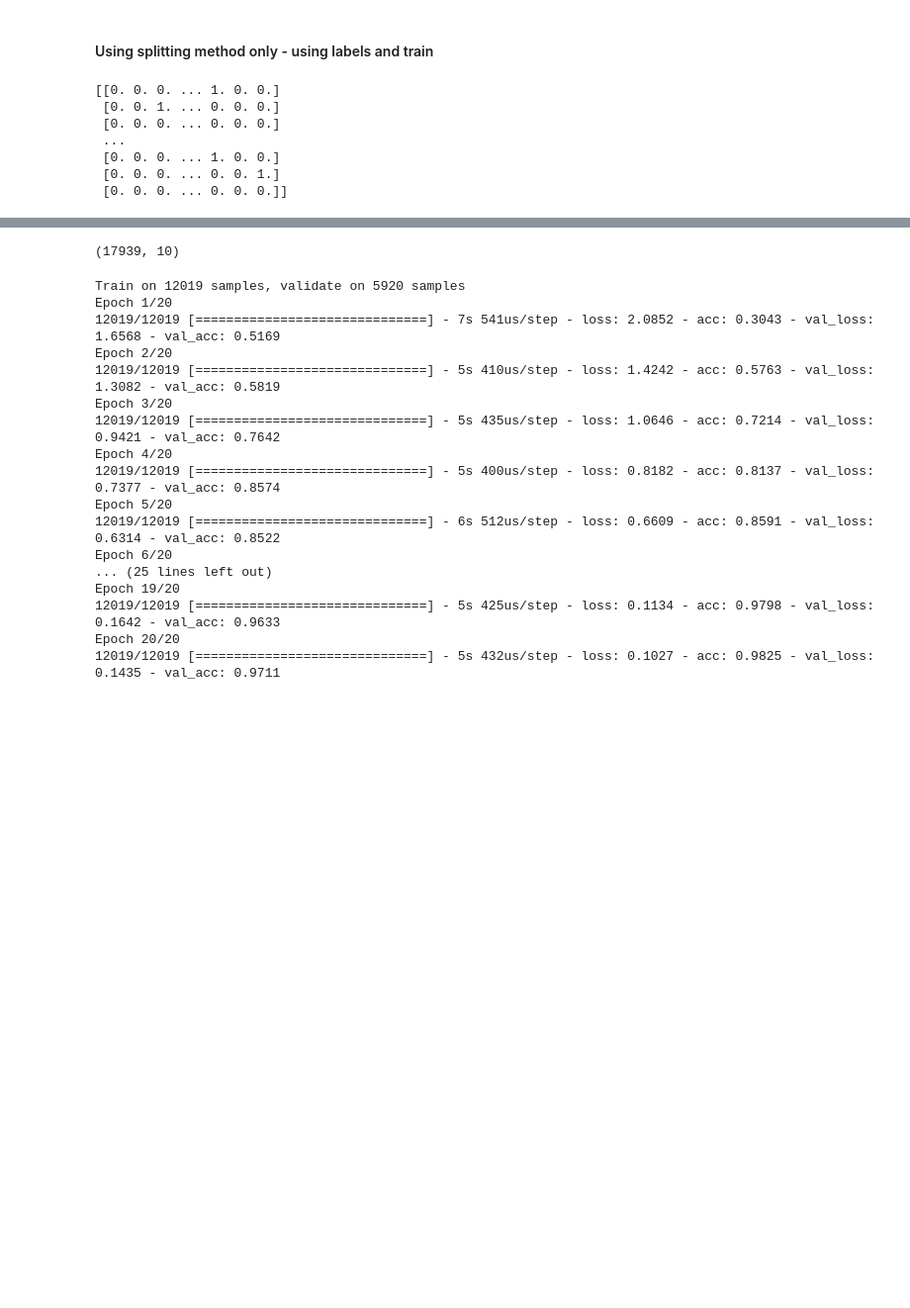
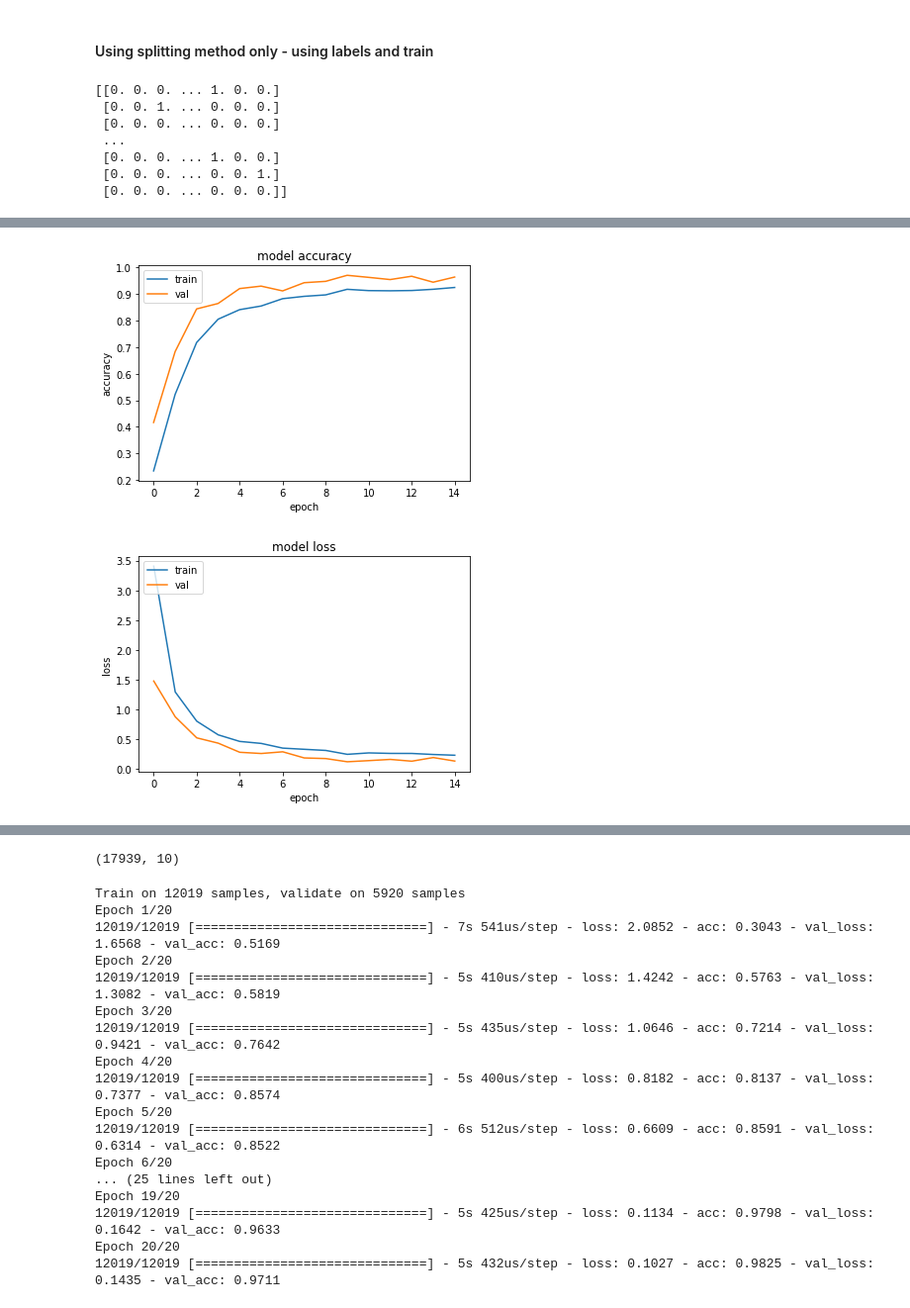
Before and after one commit to jesus-r-mendoza/State-Farm-Distracted-Driver-Detection, a Jupyter notebook: src/ipynb/ANN.ipynb, the cells around one changed output, grey strips where cells are left out. Shown: that part at 99% size. Drawn from its saved outputs; the diff is of its cells as text; code cells hidden in the pictures; blank space fills up the shorter version.

```diff
--- a/src/ipynb/ANN.ipynb
+++ b/src/ipynb/ANN.ipynb
@@ -43,0 +101,19 @@ print(y_train[0::100])
+# %%
+input_size = 3072
+hidden_neurons = 1500
+hidden2 = 750
+out_size = 10
+# %%
+model4.add(Dense(hidden_neurons,input_dim = input_size))
+model4.add(Activation('sigmoid'))
+
+model4.add(Dropout(0.25))
+
+model4.add(Dense(hidden2,input_dim = hidden_neurons))
+
+model4.add(Dense(out_size, input_dim = hidden2))
+model4.add(Activation('softmax'))
+# %%
+model4.compile(loss='categorical_crossentropy',metrics=['accuracy'],optimizer='Adam')
+# %%
+fitted_model4 = model4.fit(X_train,y_train, validation_split=0.33, batch_size=32,epochs = 15,verbose=1)
@@ -43,0 +138,23 @@ print(y_train[0::100])
+# %%
+
+
+# summarize history for accuracy
+plt.plot(fitted_model4.history['acc'])
+plt.plot(fitted_model4.history['val_acc'])
+plt.title('model accuracy')
+plt.ylabel('accuracy')
+plt.xlabel('epoch')
+plt.legend(['train', 'val'], loc='upper left')
+plt.show()
+
+# summarize history for loss
+plt.plot(fitted_model4.history['loss'])
+plt.plot(fitted_model4.history['val_loss'])
+plt.title('model loss')
+plt.ylabel('loss')
+plt.xlabel('epoch')
+plt.legend(['train', 'val'], loc='upper left')
+plt.show()
+# %% [output]
+[figure, added]
+[figure, added]
```
Also changed, not shown: parts of 15 cells of this notebook.
